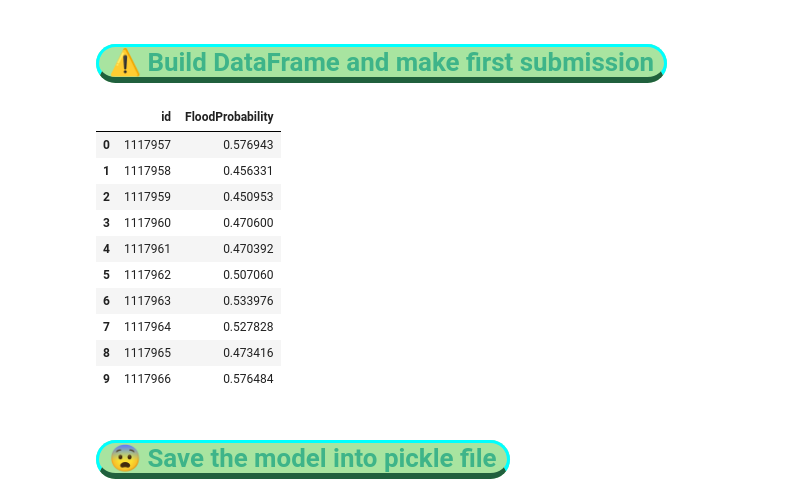
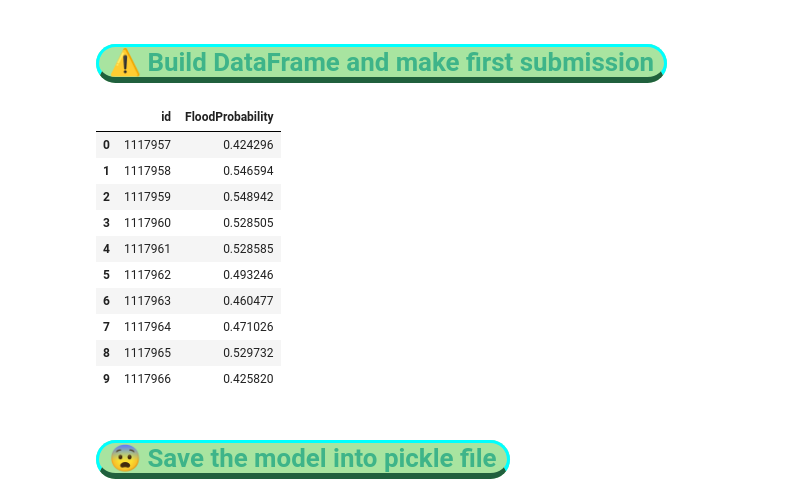
Before and after one commit to Ultraluxe25/Kapturov-s_Kaggle_Notebooks, a Jupyter notebook: 🌊⚠️⛈️😨🚣 Kapturov's solution of PS S4E5.ipynb, the cells around one changed output. Drawn from its saved outputs; the diff is of its cells as text; code cells hidden in the pictures.

```diff
--- a/🌊⚠️⛈️😨🚣 Kapturov's solution of PS S4E5.ipynb
+++ b/🌊⚠️⛈️😨🚣 Kapturov's solution of PS S4E5.ipynb
@@ -705,3 +678,15 @@ meta_model = LGBMRegressor(
+# %%
+meta_model = XGBRegressor(
+    max_depth=13,
+    learning_rate=0.22472048294428892,
+    n_estimators=767,
+    min_child_weight=10,
+    gamma=8.58031910185836e-07,
+    subsample=0.8936985751131682,
+    colsample_bytree=0.04050040446078567,
+    reg_alpha=0.16025160863896398,
+    reg_lambda=6.875124639971543e-08,
+)
 # %% [markdown]
 <a id='14'></a>
 # <span style="border-radius: 30px; border: aqua solid; padding: 0px 10px 0px 10px;color: #3EB489; border-bottom: 6px solid  #20603D; background-color: #A8E4A0;">😨 Creating and fitting the stacking model
@@ -781,23 +767,23 @@ array([0.57694345, 0.4563312 , 0.45095316, 0.47060025, 0.4703922 ,
 # %%
 submission = pd.DataFrame({
     'id': sample_submission.id,
-    'FloodProbability': y_pred_test
+    'FloodProbability': 1 - y_pred_test
 })
 
 submission.to_csv('Kapturov_S4E5_submission.csv', index=False)
 submission.head(10)
 # %% [output]
 |  | id | FloodProbability |
-| 0 | 1117957 | 0.576943 |
-| 1 | 1117958 | 0.456331 |
-| 2 | 1117959 | 0.450953 |
-| 3 | 1117960 | 0.470600 |
-| 4 | 1117961 | 0.470392 |
-| 5 | 1117962 | 0.507060 |
-| 6 | 1117963 | 0.533976 |
-| 7 | 1117964 | 0.527828 |
-| 8 | 1117965 | 0.473416 |
-| 9 | 1117966 | 0.576484 |
+| 0 | 1117957 | 0.424296 |
+| 1 | 1117958 | 0.546594 |
+| 2 | 1117959 | 0.548942 |
+| 3 | 1117960 | 0.528505 |
+| 4 | 1117961 | 0.528585 |
+| 5 | 1117962 | 0.493246 |
+| 6 | 1117963 | 0.460477 |
+| 7 | 1117964 | 0.471026 |
+| 8 | 1117965 | 0.529732 |
+| 9 | 1117966 | 0.425820 |
 # %% [markdown]
 <a id='18'></a>
 # <span style="border-radius: 30px; border: aqua solid; padding: 0px 10px 0px 10px;color: #3EB489; border-bottom: 6px solid  #20603D; background-color: #A8E4A0;">😨 Save the model into pickle file</span>
```
Also changed, not shown: parts of 11 cells of this notebook.
